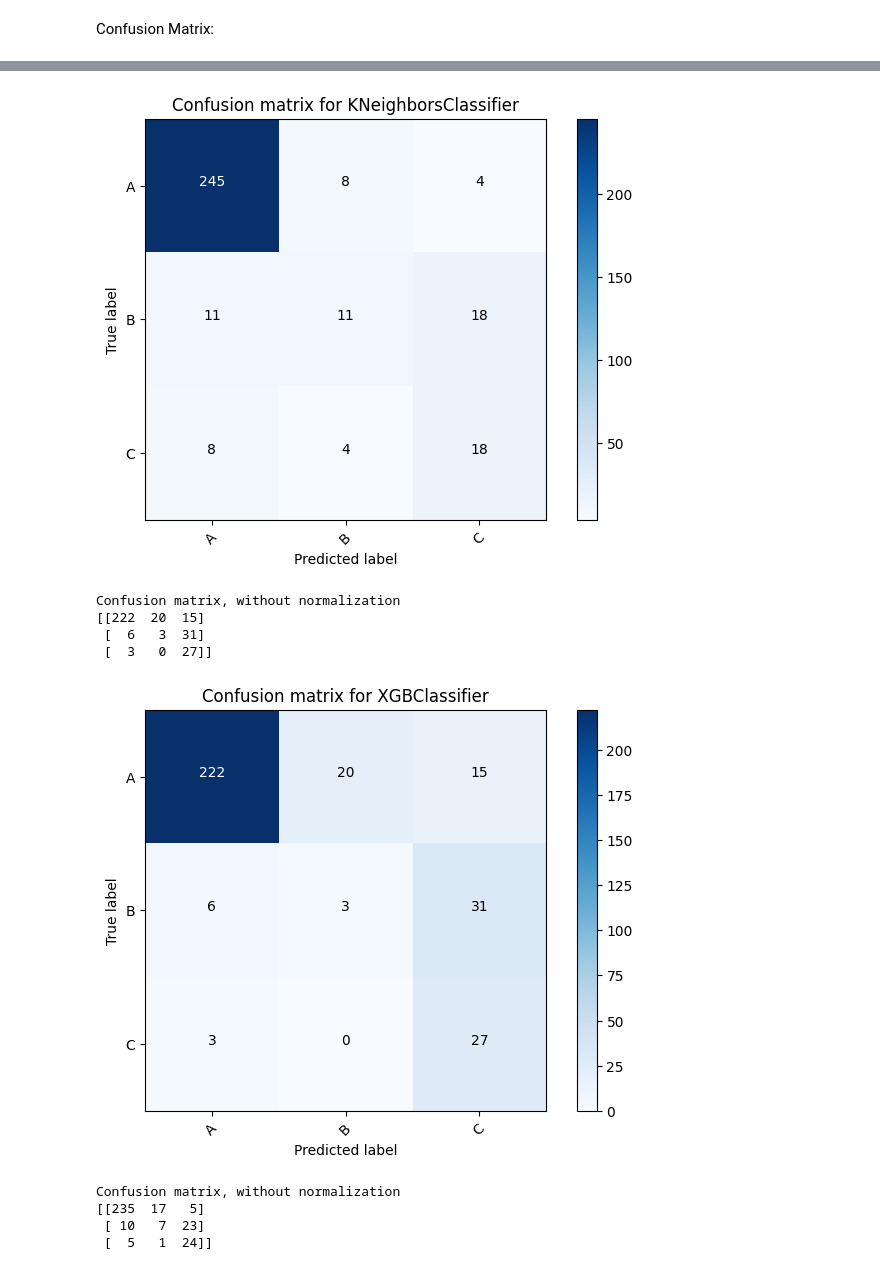
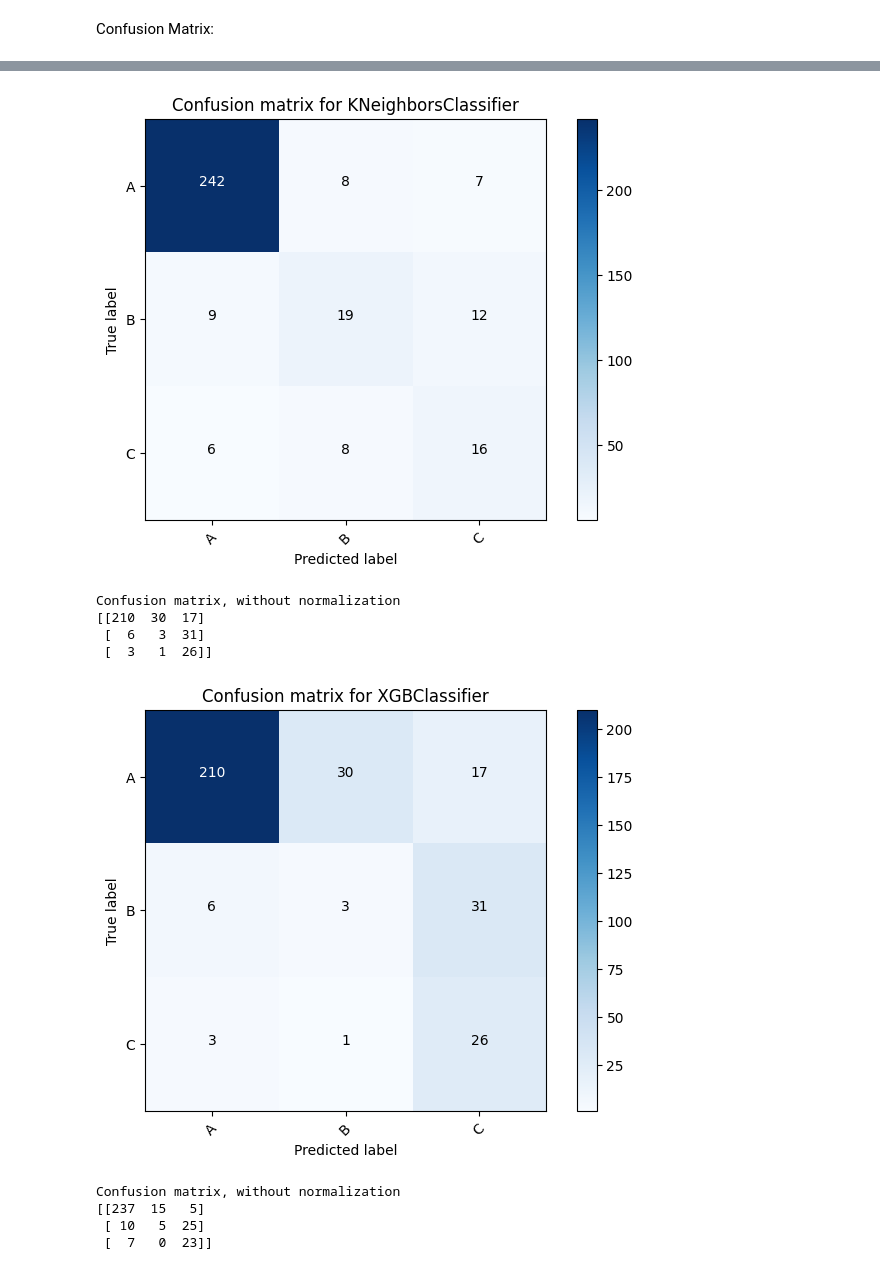
Before and after one commit to NimaFrj/Kaggle-Notebooks, a Jupyter notebook: transformer-paper.ipynb, the cells around one changed output, grey strips where cells are left out. Drawn from its saved outputs; the diff is of its cells as text; code cells hidden in the pictures.

```diff
--- a/transformer-paper.ipynb
+++ b/transformer-paper.ipynb
@@ -193,7 +238,7 @@ VotingClassifier for dataset B: 0.8195718654434251
 # %%
 class_names = ['A', 'B', 'C']
-voting_clf.fit(X_train_A, y_train_A)
-y_pred_A = clf.predict(X_test_A)
+voting_clf.fit(X_train_A[useful_features], y_train_A)
+y_pred_A = clf.predict(X_test_A[useful_features])
 cnf_matrix = confusion_matrix(y_test_A, y_pred_A)
 np.set_printoptions(precision=2)
 plt.figure()
@@ -236,7 +281,7 @@ voting_clf = VotingClassifier(
               ('knn', knn_clf), #('ada', ada_clf),('nb', nb_clf)
               ('xgb', xgb_clf), ('lr', lr_clf)],
   voting='hard')
-voting_clf.fit(X_A, y_A)
+voting_clf.fit(X_A[useful_features], y_A)
 # %% [output]
 VotingClassifier(estimators=[('knn', KNeighborsClassifier()),
                              ('xgb',
@@ -261,7 +306,7 @@ from sklearn.metrics import accuracy_score
 for clf in (#mlp_clf, svm_clf, #ada_clf,
             knn_clf, xgb_clf, lr_clf, #nb_clf,
             voting_clf):
-    clf.fit(X_A, y_A)
-    y_pred_B = clf.predict(X_B)
+    clf.fit(X_A[useful_features], y_A)
+    y_pred_B = clf.predict(X_B[useful_features])
     print(clf.__class__.__name__ + " for dataset B:", accuracy_score(y_B, y_pred_B))
 # %% [output]
@@ -274,31 +317,3 @@ The code below is a function to visualize the confusion matrix
-# %%
-from sklearn.metrics import confusion_matrix
-import itertools
-def plot_confusion_matrix(cm, classes, normalize=False, cmap=plt.cm.Blues, title='Confusion matrix'):
-    if normalize:
-        cm = cm.astype('float') / cm.sum(axis=1)[:, np.newaxis]
-        print("Normalized confusion matrix")
-    else:
-        print('Confusion matrix, without normalization')
-    print(cm)
-
-    plt.imshow(cm, interpolation='nearest', cmap=cmap)
-    plt.title(title)
-    plt.colorbar()
-    tick_marks = np.arange(len(classes))
-    plt.xticks(tick_marks, classes, rotation=45)
-    plt.yticks(tick_marks, classes)
-
-    fmt = '.2f' if normalize else 'd'
-    thresh = cm.max() / 2.
-    for i, j in itertools.product(range(cm.shape[0]), range(cm.shape[1])):
-        plt.text(j, i, format(cm[i, j], fmt),
-                 horizontalalignment="center",
-                 color="white" if cm[i, j] > thresh else "black")
-
-    plt.tight_layout()
-    plt.ylabel('True label')
-    plt.xlabel('Predicted label')
 # %% [markdown]
 Confusion Matrix:
 # %%
@@ -307,8 +322,8 @@ class_names = ['A', 'B', 'C']
 for clf in (#mlp_clf, svm_clf, #ada_clf,
             knn_clf, xgb_clf, lr_clf, #nb_clf,
             voting_clf):
-    clf.fit(X_A, y_A)
-    y_pred_B = clf.predict(X_B)
+    clf.fit(X_A[useful_features], y_A)
+    y_pred_B = clf.predict(X_B[useful_features])
     cnf_matrix = confusion_matrix(y_B, y_pred_B)
     np.set_printoptions(precision=2)
     plt.figure()
@@ -323,10 +338,10 @@ Confusion matrix, without normalization
-[figure, old version]
+[figure, new version]
 Confusion matrix, without normalization
-[[222  20  15]
+[[210  30  17]
  [  6   3  31]
- [  3   0  27]]
+ [  3   1  26]]
-[figure, old version]
+[figure, new version]
 Confusion matrix, without normalization
-[[235  17   5]
- [ 10   7  23]
- [  5   1  24]]
+[[237  15   5]
+ [ 10   5  25]
+ [  7   0  23]]
```
Also changed, not shown: parts of 11 cells of this notebook.
